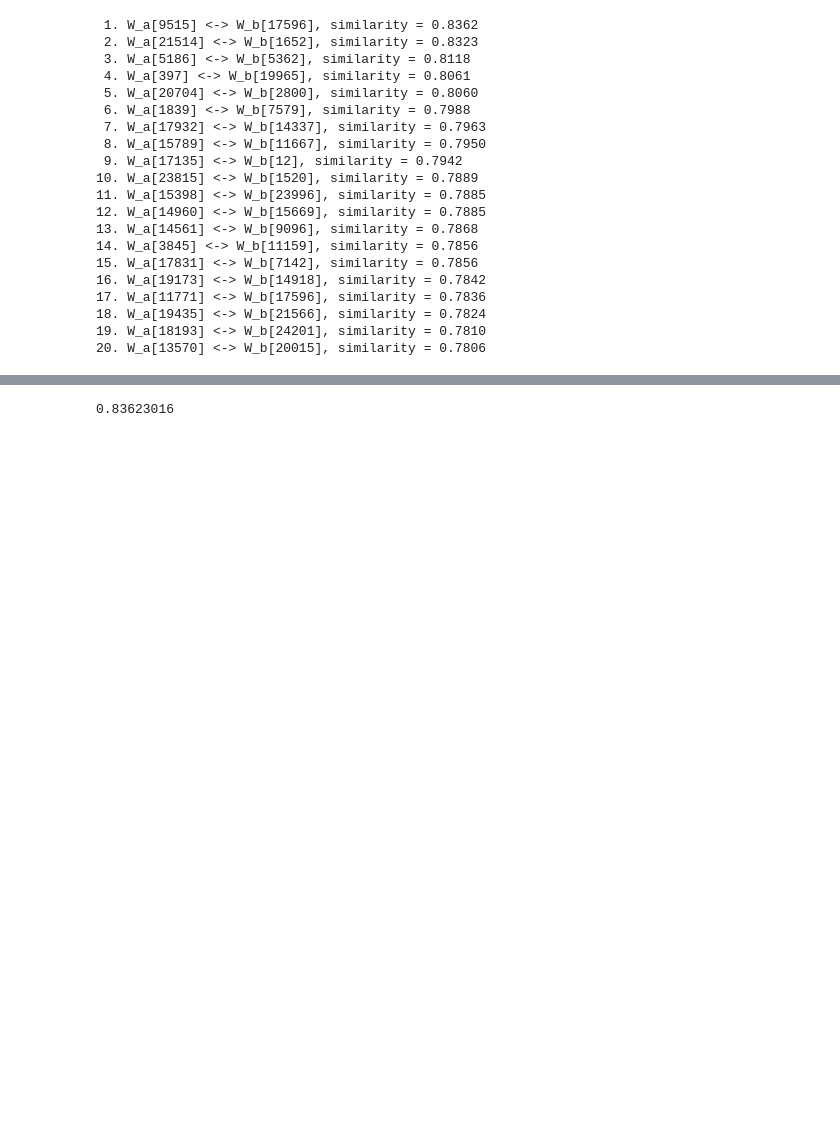
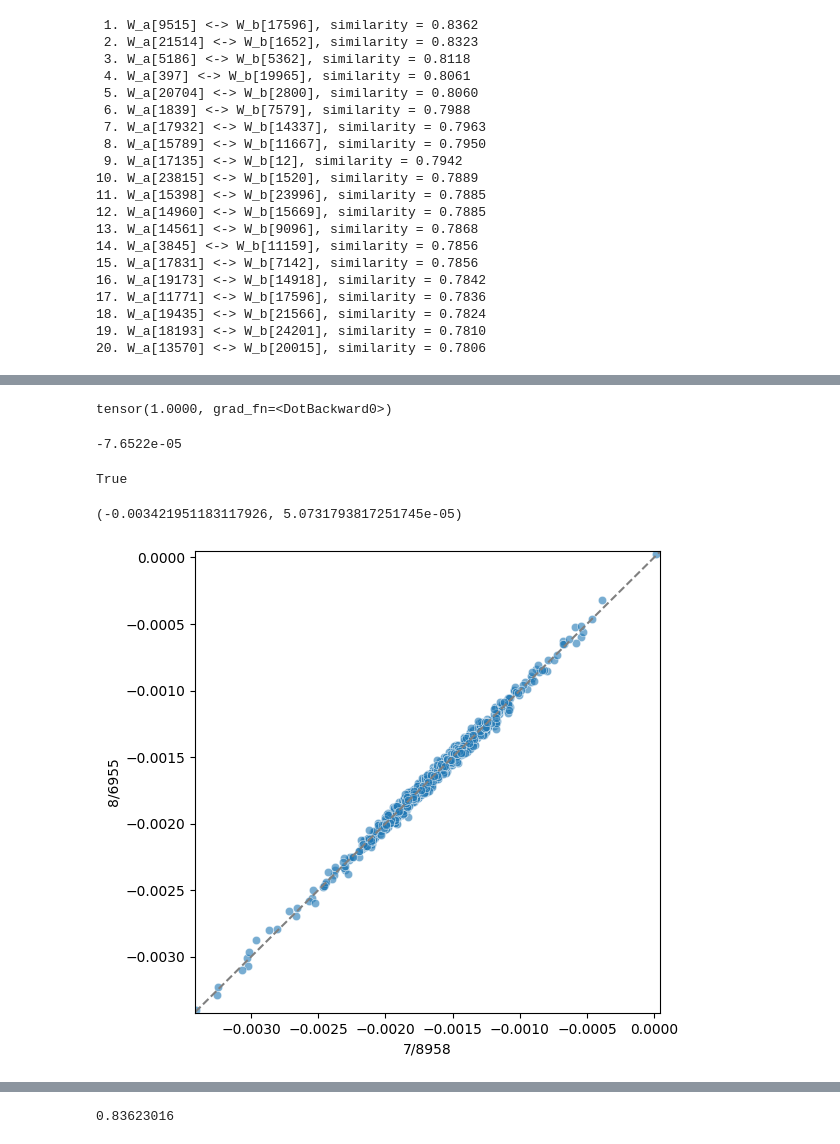
Before and after one commit to shariarvg/recurring_features, a Jupyter notebook: results.ipynb, the cells around one changed output, grey strips where cells are left out. Saved outputs shown, nothing was run; the diff lists cells and outputs as text; code cells hidden in the pictures; blank space fills up the shorter version.

```diff
--- a/results.ipynb
+++ b/results.ipynb
@@ -548 +647,37 @@ df[(df['i']==5186)]
+# %%
+sae7.W_dec[8598] @ sae7.W_dec[11433]
+# %% [output]
+tensor(1.0000, grad_fn=<DotBackward0>)
+# %%
+sae7.W_dec[8598].detach().numpy().mean()
+# %% [output]
+-7.6522e-05
+# %%
+t.allclose(sae7.W_dec[8598], sae8.W_dec[6955], rtol = 1e-2, atol = 1e-2)
+# %% [output]
+True
+# %%
+x = sae7.W_dec[8598].detach().cpu().numpy()
+y = sae7.W_dec[11433].detach().cpu().numpy()
+
+x_min, x_max = np.quantile(x, [0.01, 0.99])
+y_min, y_max = np.quantile(y, [0.01, 0.99])
+
+
+df = pd.DataFrame({'7/8958': x, '8/6955': y})
+
+# Create the plot
+plt.figure(figsize=(6, 6))
+sns.scatterplot(data=df, x='7/8958', y='8/6955', alpha=0.6)
+
+min_val = min(df.min().min(), df.max().min())
+max_val = max(df.min().max(), df.max().max())
+#plt.plot([min_val, max_val], [min_val, max_val])
+plt.plot([x_min, x_max], [x_min, x_max], '--', color='gray')
+
+plt.xlim(x_min, x_max)
+plt.ylim(y_min, y_max)
+# %% [output]
+(-0.003421951183117926, 5.0731793817251745e-05)
+[figure, added]
 # %%
```
Also changed, not shown: parts of 5 cells of this notebook, 3 other files.
